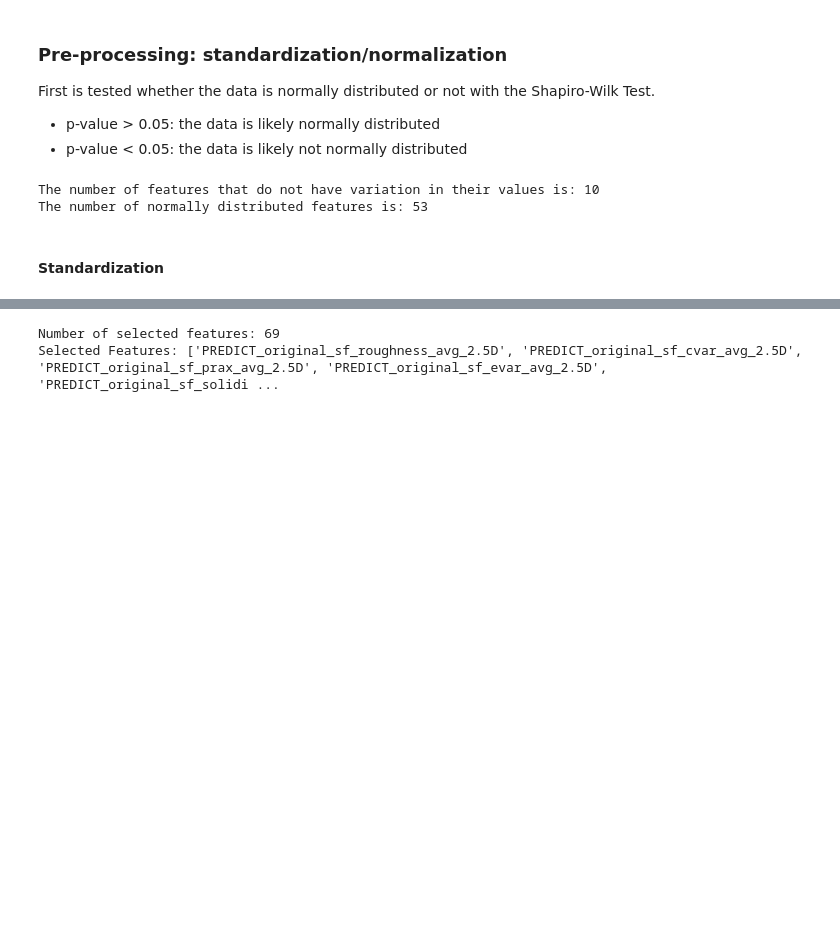
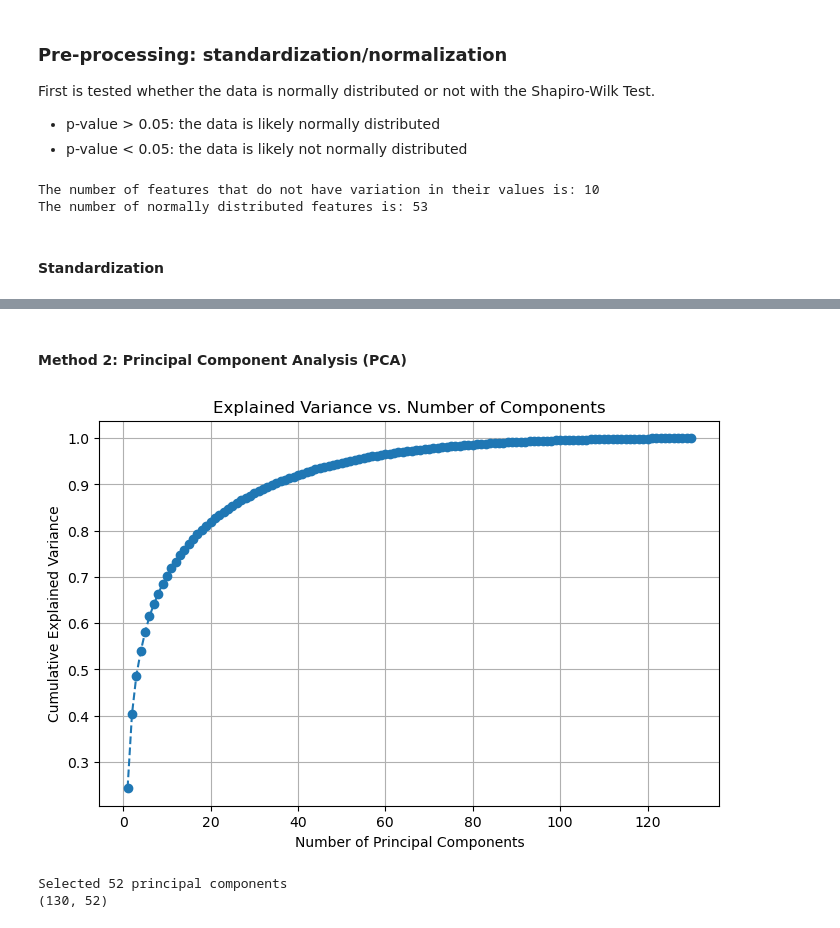
Before and after one commit to Eva-de-Roode/TM10007_group14, a Jupyter notebook: assignment.ipynb, the cells around one changed output, grey strips where cells are left out. Drawn from its saved outputs; the diff is of its cells as text; code cells hidden in the pictures; blank space fills up the shorter version.

```diff
--- a/assignment.ipynb
+++ b/assignment.ipynb
@@ -204,17 +211,66 @@ Small λ → Less regularization, more features kept.
 # %%
+# First convert the label to categorial values (0 and 1)
 encoder = LabelEncoder()
-label_training_float = encoder.fit_transform(label_training)  # First convert the label to categorial values (0 and 1)
+label_training_cat = encoder.fit_transform(label_training)
 
-label_training_float = label_training_float.ravel()
+label_training_cat = label_training_cat.ravel()
 
-# Initialize LASSO model with a chosen alpha (lambda)
-lasso = Lasso(alpha=0.01)  # Adjust alpha based on need
-lasso.fit(data_training_standardized_df, label_training_float)
+# Perform Lasso with cross-validation for 50 values of alpha on 10 segments
+lasso_cv = LassoCV(alphas=np.logspace(-4, 0, 100), cv=10)
+lasso_cv.fit(data_training_standardized_df, label_training_cat)
 
-# Get the selected features
-selected_features = data_training_standardized_df.columns[lasso.coef_ != 0]
+# Best alpha value
+best_alpha = lasso_cv.alpha_
+print(f"Optimal Alpha: {best_alpha}")
+
+# Fit LASSO again with optimal alpha
+lasso_opt = Lasso(alpha=best_alpha)
+lasso_opt.fit(data_training_standardized_df, label_training_cat)
+
+# Get final selected features
+selected_features = data_training_standardized_df.columns[lasso_opt.coef_ != 0]
 print(f"Number of selected features: {len(selected_features)}")
-print(f"Selected Features: {list(selected_features)}")
+print(f"Final Selected Features: {list(selected_features)} ")
+
+training_data_selected = data_training_standardized_df[selected_features]
+print(f"Size of new training data set is:{training_data_selected.shape}")
-# %% [output]
-Number of selected features: 69
-Selected Features: ['PREDICT_original_sf_roughness_avg_2.5D', 'PREDICT_original_sf_cvar_avg_2.5D', 'PREDICT_original_sf_prax_avg_2.5D', 'PREDICT_original_sf_evar_avg_2.5D', 'PREDICT_original_sf_solidi ...
+# %% [markdown]
+#### Method 2: Principal Component Analysis (PCA)
+# %%
+pca = PCA()
+
+# Fit PCA on standardized training data
+pca.fit(data_training_standardized_df)
+
+# Transform data into principal components
+X_pca = pca.transform(data_training_standardized_df)
+
+# Get cumulative explained variance
+explained_variance = np.cumsum(pca.explained_variance_ratio_)
+
+# Plot cumulative variance to find the number of components with a acceptable variance
+plt.figure(figsize=(8, 5))
+plt.plot(range(1, len(explained_variance) + 1), explained_variance, marker='o', linestyle='--')
+plt.xlabel("Number of Principal Components")
+plt.ylabel("Cumulative Explained Variance")
+plt.title("Explained Variance vs. Number of Components")
+plt.grid()
+plt.show()
+
+# Choose number of components (keeping 95% variance)
+optimal_components = np.argmax(explained_variance >= 0.95) + 1
+
+# Apply PCA with optimal components
+pca = PCA(n_components=optimal_components)
+X_pca_reduced = pca.fit_transform(data_training_standardized_df)
+
+print(f"Selected {optimal_components} principal components")
+
+# Create DataFrame with PCA-transformed features
+training_data_selected2 = pd.DataFrame(X_pca_reduced, columns=[f"PC{i+1}" for i in range(optimal_components)])
+
+print(training_data_selected2.shape)  # Check new dimensions
+# %% [output]
+[figure, added]
+Selected 52 principal components
+(130, 52)
```
Also changed, not shown: parts of 4 cells of this notebook.
